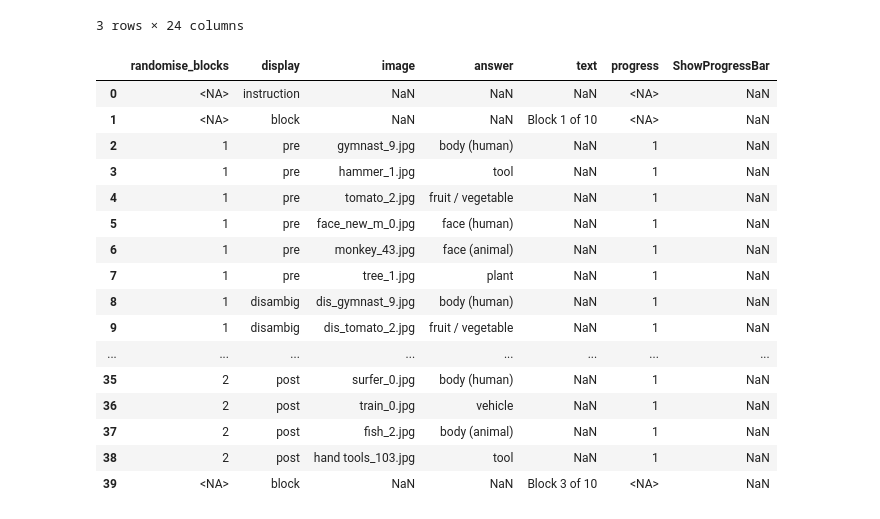
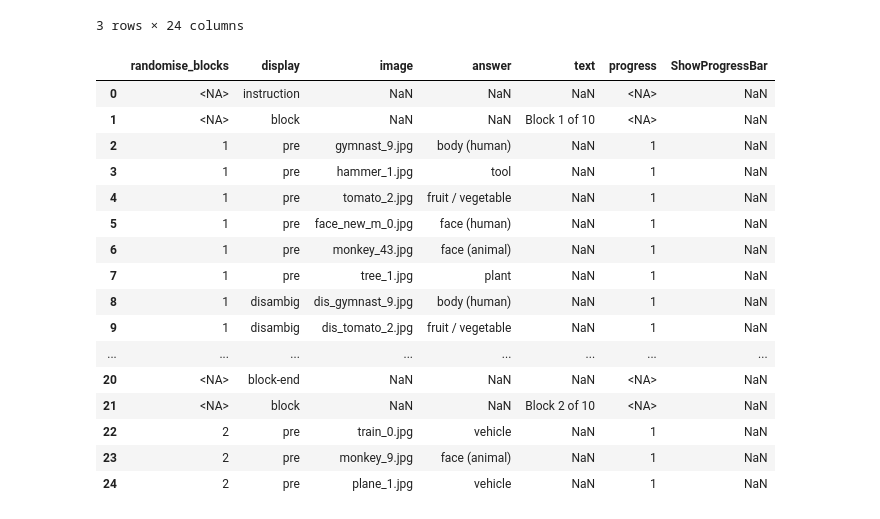
Before and after one commit to marek1n/mooney-pilot, a Jupyter notebook: utils/stimulus_spreadsheets.ipynb, the cells around one changed output. Saved outputs shown, nothing was run; the diff lists cells and outputs as text; code cells hidden in the pictures.

Commit message:
added block-end

```diff
--- a/utils/stimulus_spreadsheets.ipynb
+++ b/utils/stimulus_spreadsheets.ipynb
@@ -257,6 +257,12 @@ def create_stim_spreadsheet(blocks: list[list[str]]) -> pd.DataFrame:
     for i, idx in enumerate(idxs):
         df.loc[idx, 'display'] = 'block'
         df.loc[idx, 'text'] = f'Block {i+1} of 10'
+
+        if i == 0: continue
+        df.loc[idx-0.1, 'display'] = 'block-end'
+
+
+
     df = (df
           .sort_index()
           .reset_index(drop=True)
@@ -284,25 +290,25 @@ spreadsheets = [create_stim_spreadsheet(blocks) for blocks in blocks_long]
 # for i, sheet in enumerate(spreadsheets):
 #     sheet.to_csv(f'spreadsheet{i+1}.csv', index=False)
 # %%
-spreadsheets[0].head(40)
+spreadsheets[0].head(25)
 # %% [output]
 |  | randomise_blocks | display | image | answer | text | progress | ShowProgressBar |
 | 0 | <NA> | instruction | NaN | NaN | NaN | <NA> | NaN |
 | 1 | <NA> | block | NaN | NaN | Block 1 of 10 | <NA> | NaN |
 | 2 | 1 | pre | gymnast_9.jpg | body (human) | NaN | 1 | NaN |
 | 3 | 1 | pre | hammer_1.jpg | tool | NaN | 1 | NaN |
 | 4 | 1 | pre | tomato_2.jpg | fruit / vegetable | NaN | 1 | NaN |
 | 5 | 1 | pre | face_new_m_0.jpg | face (human) | NaN | 1 | NaN |
 | 6 | 1 | pre | monkey_43.jpg | face (animal) | NaN | 1 | NaN |
 | 7 | 1 | pre | tree_1.jpg | plant | NaN | 1 | NaN |
 | 8 | 1 | disambig | dis_gymnast_9.jpg | body (human) | NaN | 1 | NaN |
 | 9 | 1 | disambig | dis_tomato_2.jpg | fruit / vegetable | NaN | 1 | NaN |
 | ... | ... | ... | ... | ... | ... | ... | ... |
-| 35 | 2 | post | surfer_0.jpg | body (human) | NaN | 1 | NaN |
-| 36 | 2 | post | train_0.jpg | vehicle | NaN | 1 | NaN |
-| 37 | 2 | post | fish_2.jpg | body (animal) | NaN | 1 | NaN |
-| 38 | 2 | post | hand tools_103.jpg | tool | NaN | 1 | NaN |
-| 39 | <NA> | block | NaN | NaN | Block 3 of 10 | <NA> | NaN |
+| 20 | <NA> | block-end | NaN | NaN | NaN | <NA> | NaN |
+| 21 | <NA> | block | NaN | NaN | Block 2 of 10 | <NA> | NaN |
+| 22 | 2 | pre | train_0.jpg | vehicle | NaN | 1 | NaN |
+| 23 | 2 | pre | monkey_9.jpg | face (animal) | NaN | 1 | NaN |
+| 24 | 2 | pre | plane_1.jpg | vehicle | NaN | 1 | NaN |
 # %%
 # check something (i forgot what)
 
```
